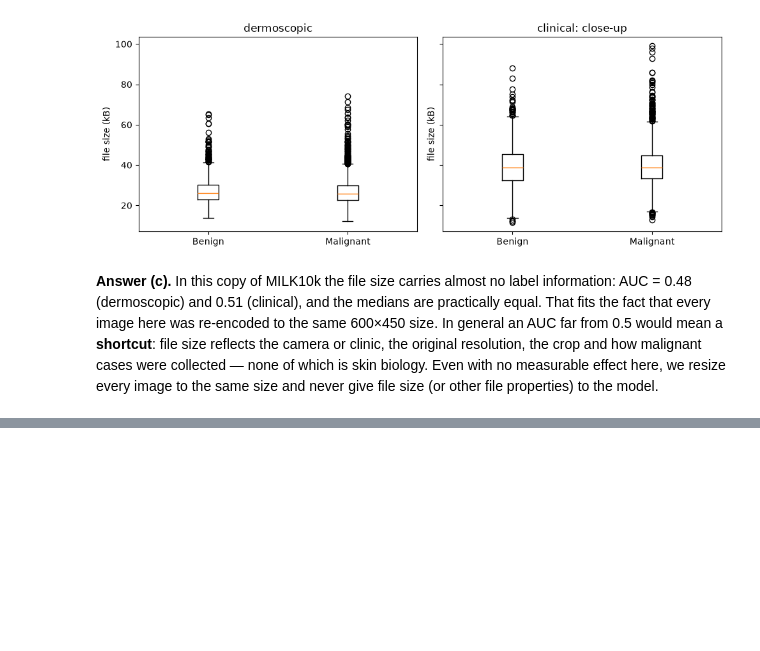
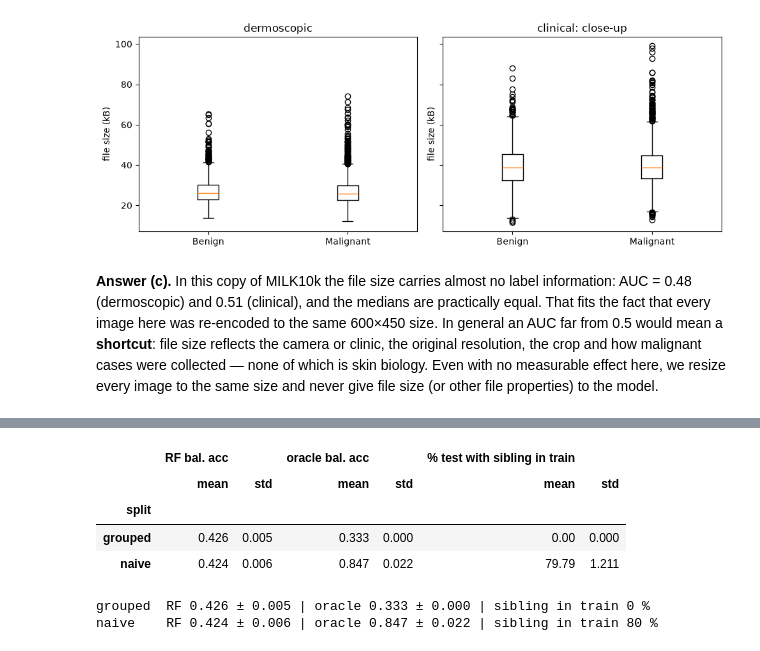
Before and after one commit to Lio02/milk10k-cv, a Jupyter notebook: notebooks/homework_part_a.ipynb, the cells around one changed output, grey strips where cells are left out. Drawn from its saved outputs; the diff is of its cells as text; code cells hidden in the pictures; blank space fills up the shorter version.

Commit message:
A3.1: leak experiment (naive vs grouped split, sibling oracle)

```diff
--- a/notebooks/homework_part_a.ipynb
+++ b/notebooks/homework_part_a.ipynb
@@ -355,0 +361,63 @@ In general an AUC far from 0.5 would mean a **shortcut**: file size reflects the
+# %%
+from sklearn.compose import ColumnTransformer
+from sklearn.ensemble import RandomForestClassifier
+from sklearn.impute import SimpleImputer
+from sklearn.metrics import balanced_accuracy_score
+from sklearn.model_selection import StratifiedGroupKFold, train_test_split
+from sklearn.pipeline import Pipeline, make_pipeline
+from sklearn.preprocessing import OneHotEncoder
+
+images = labelled.reset_index(drop=True)
+num_cols = ["age_approx"]
+cat_cols = ["sex", "anatom_site_general", "image_type"]
+X, y, groups = images[num_cols + cat_cols], images.diagnosis_1, images.lesion_id
+
+def make_model(seed):
+    pre = ColumnTransformer([
+        ("cat", make_pipeline(SimpleImputer(strategy="most_frequent"), OneHotEncoder(handle_unknown="ignore")), cat_cols),
+        ("num", SimpleImputer(strategy="median"), num_cols),
+    ])
+    return Pipeline([("pre", pre), ("rf", RandomForestClassifier(min_samples_leaf=1, random_state=seed, n_jobs=-1))])
+
+# sibling = the other image of the same lesion
+sibling = images.groupby("lesion_id").isic_id.transform(lambda s: s.iloc[::-1].values)
+label_of = images.set_index("isic_id").diagnosis_1
+
+def sibling_oracle(train_idx, test_idx):
+    """Predict the label of the sibling image if it is in train, else the train majority class."""
+    train_ids = set(images.isic_id.iloc[train_idx])
+    majority = y.iloc[train_idx].mode()[0]
+    sib = sibling.iloc[test_idx]
+    in_train = sib.isin(train_ids)
+    pred = np.where(in_train, label_of.reindex(sib).values, majority)
+    return balanced_accuracy_score(y.iloc[test_idx], pred), in_train.mean()
+
+rows = []
+for seed in range(5):
+    # (a) naive split on images
+    tr, te = train_test_split(np.arange(len(images)), test_size=0.2, stratify=y, random_state=seed)
+    # (b) grouped split: first fold of StratifiedGroupKFold
+    tr_g, te_g = next(StratifiedGroupKFold(n_splits=5, shuffle=True, random_state=seed).split(X, y, groups))
+    for name, (a, b) in {"naive": (tr, te), "grouped": (tr_g, te_g)}.items():
+        model = make_model(seed).fit(X.iloc[a], y.iloc[a])
+        bacc = balanced_accuracy_score(y.iloc[b], model.predict(X.iloc[b]))
+        oracle, frac = sibling_oracle(a, b)
+        rows.append({"seed": seed, "split": name, "RF bal. acc": bacc, "oracle bal. acc": oracle, "% test with sibling in train": 100 * frac})
+
+leak = pd.DataFrame(rows)
+summary = leak.groupby("split")[["RF bal. acc", "oracle bal. acc", "% test with sibling in train"]].agg(["mean", "std"]).round(3)
+summary
+# %% [output]
+|  | RF bal. acc |  | oracle bal. acc |  | % test with sibling in train |  |
+|  | mean | std | mean | std | mean | std |
+| split |  |  |  |  |  |  |
+| grouped | 0.426 | 0.005 | 0.333 | 0.000 | 0.00 | 0.000 |
+| naive | 0.424 | 0.006 | 0.847 | 0.022 | 79.79 | 1.211 |
+# %%
+for split, g in leak.groupby("split"):
+    print(f"{split:8s} RF {g['RF bal. acc'].mean():.3f} ± {g['RF bal. acc'].std():.3f} | "
+          f"oracle {g['oracle bal. acc'].mean():.3f} ± {g['oracle bal. acc'].std():.3f} | "
+          f"sibling in train {g['% test with sibling in train'].mean():.0f} %")
+# %% [output]
+grouped  RF 0.426 ± 0.005 | oracle 0.333 ± 0.000 | sibling in train 0 %
+naive    RF 0.424 ± 0.006 | oracle 0.847 ± 0.022 | sibling in train 80 %
```
Also changed, not shown: parts of 3 cells of this notebook.
